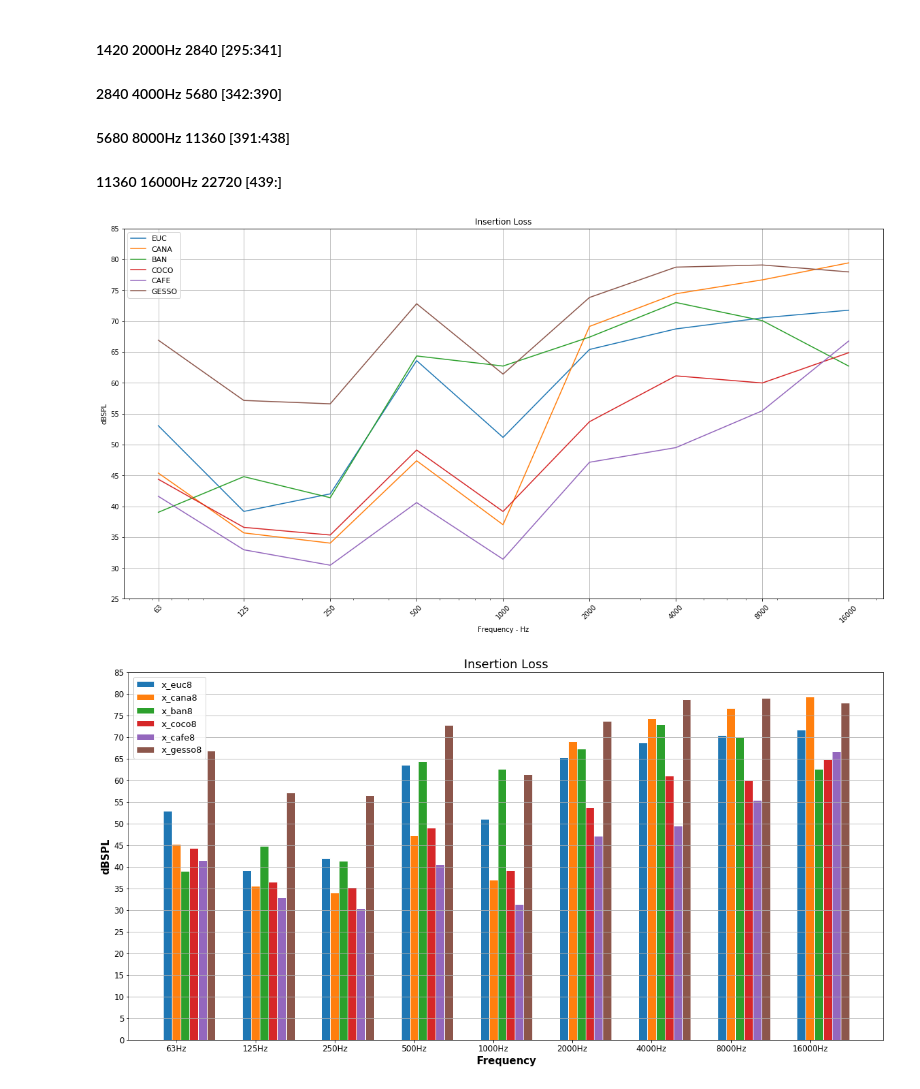
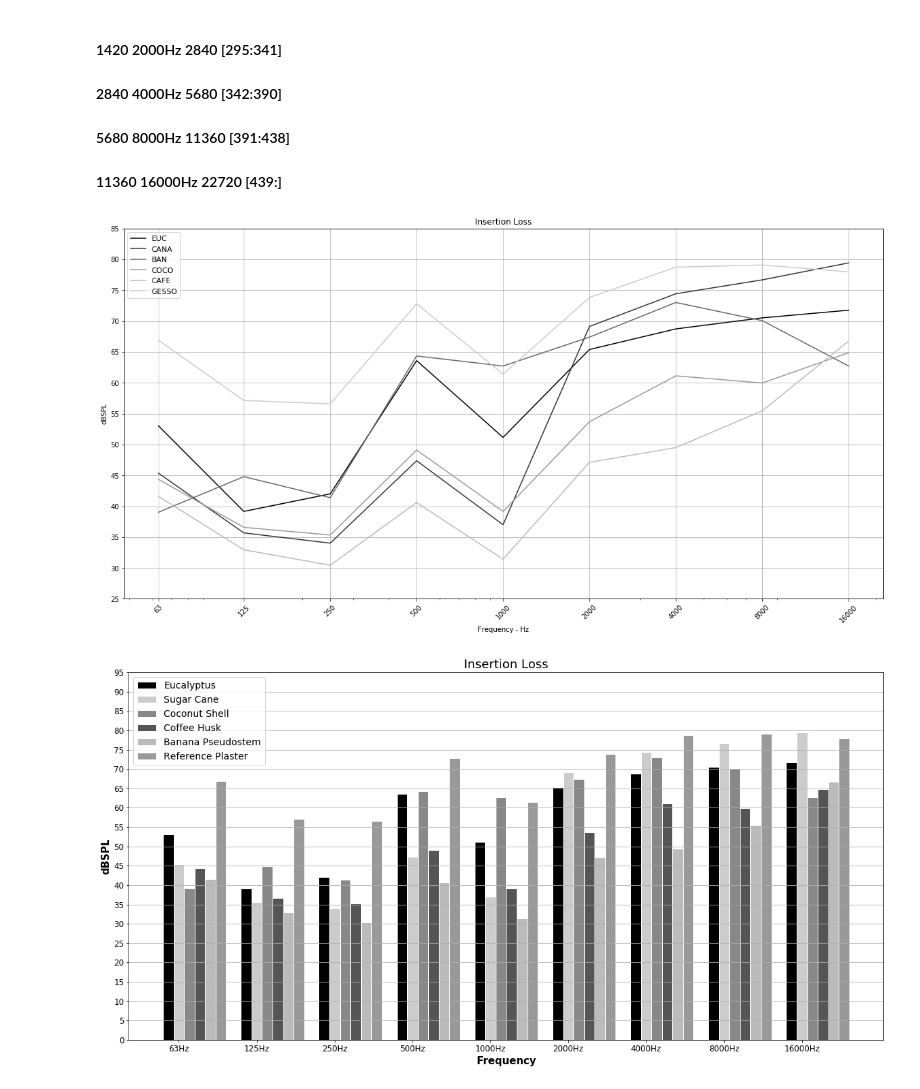
Before and after one commit to douglashsabreu/Artigo-Patr-cia-e-Belis-rio, a Jupyter notebook: Plot_placas_cimenticeas.ipynb, the cells around one changed output. Cells and saved outputs as stored; diff of their text form; code cells hidden in the pictures.

```diff
--- a/Plot_placas_cimenticeas.ipynb
+++ b/Plot_placas_cimenticeas.ipynb
@@ -117,12 +117,12 @@ plt.figure(figsize=(20,10))
 plt.xlabel('Frequency - Hz')
 plt.ylabel('dBSPL')
 plt.title('Insertion Loss')
-plt.plot(x_ticks8, x_euc8, label="EUC")
-plt.plot(x_ticks8, x_cana8,  label="CANA")
-plt.plot(x_ticks8, x_ban8,  label="BAN")
-plt.plot(x_ticks8, x_coco8,  label="COCO")
-plt.plot(x_ticks8, x_cafe8,  label="CAFE")
-plt.plot(x_ticks8, x_gesso8,  label="GESSO")
+plt.plot(x_ticks8, x_euc8, color='#000000', label="EUC")
+plt.plot(x_ticks8, x_cana8, color='#CCCCCC',  label="CANA")
+plt.plot(x_ticks8, x_ban8, color='#888888', label="BAN")
+plt.plot(x_ticks8, x_coco8, color='#555555', label="COCO")
+plt.plot(x_ticks8, x_cafe8, color='#BBBBBB', label="CAFE")
+plt.plot(x_ticks8, x_gesso8, color='#CCCCCC', label="GESSO")
 plt.xscale('log')
 plt.grid(axis='y')
 plt.grid(axis='x')
@@ -131,43 +131,43 @@ plt.yticks(y_ticks8)
 plt.legend(fontsize=11)
 plt.show()
 # %% [output]
-[figure, old version]
+[figure, new version]
 # %%
 # set width of bar
-barWidth = 0.11
+barWidth = 0.135
 
 # set height of bar
 bars1 = [12, 30, 1, 8, 22]
 bars2 = [28, 6, 16, 5, 10]
 bars3 = [29, 3, 24, 25, 17]
 
 # Set position of bar on X axis
 r1 = np.arange(len(x_euc8))
 r2 = [x + barWidth for x in r1]
 r3 = [x + barWidth for x in r2]
 r4 = [x + barWidth for x in r3]
 r5 = [x + barWidth for x in r4]
 r6 = [x + barWidth for x in r5]
 
 
 # Make the plot
 plt.figure(figsize=(20,10))
-plt.bar(r1, x_euc8, width=barWidth, edgecolor='white', label='x_euc8')
-plt.bar(r2, x_cana8,  width=barWidth, edgecolor='white', label='x_cana8')
-plt.bar(r3, x_ban8,  width=barWidth, edgecolor='white', label='x_ban8')
-plt.bar(r4, x_coco8,  width=barWidth, edgecolor='white', label='x_coco8')
-plt.bar(r5, x_cafe8,  width=barWidth, edgecolor='white', label='x_cafe8')
-plt.bar(r6, x_gesso8,  width=barWidth, edgecolor='white', label='x_gesso8')
+plt.bar(r1, x_euc8, color='#000000', width=barWidth, edgecolor='white', label='Eucalyptus')
+plt.bar(r2, x_cana8, color='#CCCCCC',  width=barWidth, edgecolor='white', label='Sugar Cane')
+plt.bar(r3, x_ban8, color='#888888', width=barWidth, edgecolor='white', label='Coconut Shell')
+plt.bar(r4, x_coco8, color='#555555', width=barWidth, edgecolor='white', label='Coffee Husk')
+plt.bar(r5, x_cafe8, color='#BBBBBB', width=barWidth, edgecolor='white', label='Banana Pseudostem')
+plt.bar(r6, x_gesso8, color='#999999', width=barWidth, edgecolor='white', label='Reference Plaster')
 
 # Add xticks on the middle of the group bars
 plt.xlabel('Frequency',fontsize=15, fontweight='bold')
 plt.xticks([r + barWidth for r in range(len(x_euc8))], ['63Hz', '125Hz', '250Hz', '500Hz', '1000Hz','2000Hz', '4000Hz', '8000Hz','16000Hz'],fontsize=12)
 plt.grid(axis='y')
-plt.yticks(np.arange(0, 90,5),fontsize=12)
+plt.yticks(np.arange(0, 100,5),fontsize=12)
 #plt.grid(axis='x')
 plt.ylabel('dBSPL' ,fontsize=15 , fontweight='bold')
 plt.title('Insertion Loss' ,fontsize=18)
-plt.legend(fontsize=13)
+plt.legend(fontsize=14)
 plt.show()
 # %% [output]
-[figure, old version]
+[figure, new version]
```
